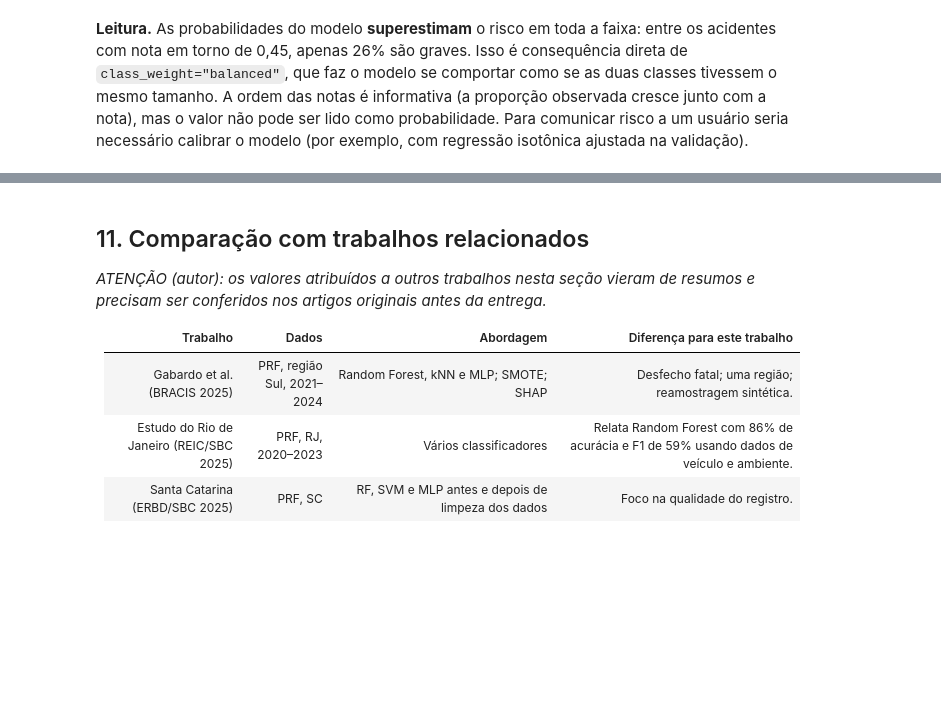
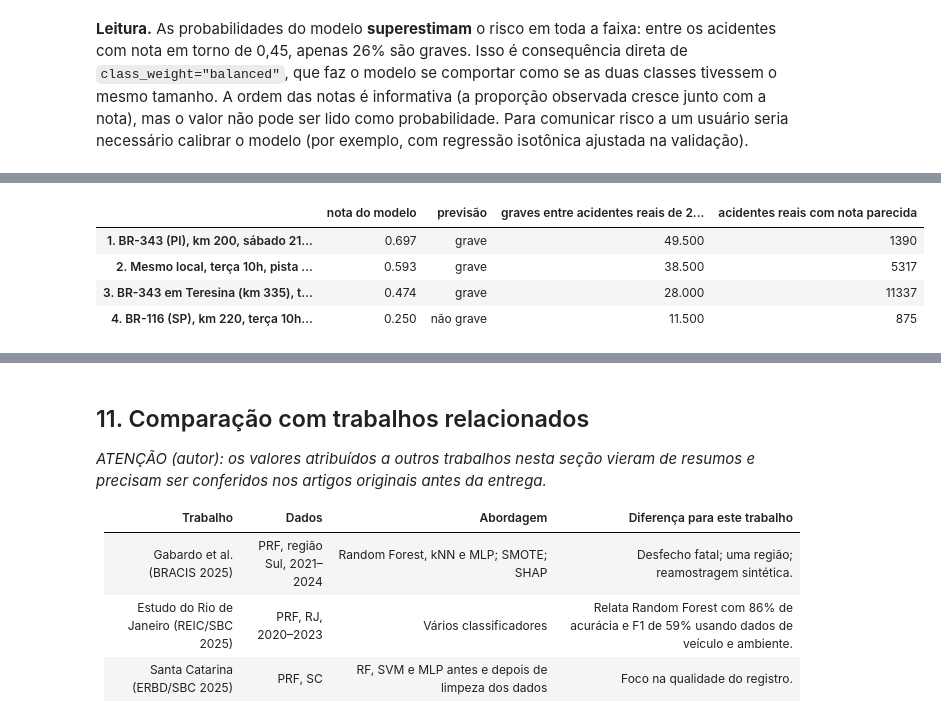
Before and after one commit to JoaoPedroLuz12/AcidentesPRF, a Jupyter notebook: notebook/acidentes_prf_gravidade.ipynb, the cells around one changed output, grey strips where cells are left out. Drawn from its saved outputs; the diff is of its cells as text; code cells hidden in the pictures; blank space fills up the shorter version.

```diff
--- a/notebook/acidentes_prf_gravidade.ipynb
+++ b/notebook/acidentes_prf_gravidade.ipynb
@@ -1066,0 +1108,51 @@ calibracao.round(3)
+# %%
+DIAS_DA_SEMANA = ["segunda-feira", "terça-feira", "quarta-feira", "quinta-feira", "sexta-feira", "sábado", "domingo"]
+
+
+def simular_acidente(uf, br, km, data, horario, tipo_pista, condicao_metereologica="Céu Claro",
+                     tracado_via="Reta", area_urbana=False, sentido_via="Crescente", fase_dia=None):
+    """Monta um acidente hipotético só com atributos de contexto e aplica o modelo principal (cenário A)."""
+    trecho = treino[(treino["uf"] == uf) & (treino["br"] == f"BR-{br}")]
+    if trecho.empty:
+        raise ValueError(f"Não há acidentes de 2021–2023 na BR-{br} em {uf} para obter as coordenadas.")
+    vizinho = trecho.loc[(trecho["km"] - km).abs().idxmin()]
+    hora = int(horario[:2])
+    if fase_dia is None:   # regra aproximada, igual à predominante na base
+        fase_dia = "Amanhecer" if hora == 5 else "Pleno dia" if 6 <= hora <= 17 else "Plena Noite"
+    data = pd.Timestamp(data)
+    linha = pd.DataFrame([{
+        "ano": data.year, "grave": 0, "data_inversa": data.strftime("%Y-%m-%d"), "horario": horario,
+        "dia_semana": DIAS_DA_SEMANA[data.dayofweek], "fase_dia": fase_dia, "uf": uf, "br": br, "km": str(km),
+        "latitude": str(vizinho["latitude"]), "longitude": str(vizinho["longitude"]), "sentido_via": sentido_via,
+        "condicao_metereologica": condicao_metereologica, "tipo_pista": tipo_pista,
+        "uso_solo": "Sim" if area_urbana else "Não", "tracado_via": tracado_via,
+        # As colunas abaixo não entram no modelo do cenário A; existem só para reaproveitar a função preparar().
+        "tipo_acidente": "", "causa_acidente": "", "veiculos": 0, "pessoas": 0, "classificacao_acidente": "",
+        "feridos_leves": 0, "ilesos": 0, "ignorados": 0,
+    }])
+    nota = float(prob_grave(modelos[CHAVE], preparar(linha)[colunas_a])[0])
+    parecidos = analise[(analise["prob"] - nota).abs() <= 0.02]
+    return {"nota do modelo": round(nota, 3),
+            "previsão": "grave" if nota >= limiares[CHAVE] else "não grave",
+            "graves entre acidentes reais de 2025 com nota parecida (%)": round(float(parecidos["grave"].mean()) * 100, 1),
+            "acidentes reais com nota parecida": len(parecidos)}
+
+
+simulacoes = {
+    "1. BR-343 (PI), km 200, sábado 21h, pista simples, curva, fora da cidade":
+        dict(uf="PI", br=343, km=200, data="2026-11-21", horario="21:00:00", tipo_pista="Simples", tracado_via="Curva"),
+    "2. Mesmo local, terça 10h, pista simples, reta":
+        dict(uf="PI", br=343, km=200, data="2026-11-17", horario="10:00:00", tipo_pista="Simples"),
+    "3. BR-343 em Teresina (km 335), terça 10h, pista dupla, área urbana":
+        dict(uf="PI", br=343, km=335, data="2026-11-17", horario="10:00:00", tipo_pista="Dupla", area_urbana=True),
+    "4. BR-116 (SP), km 220, terça 10h, pista múltipla, área urbana, chuva":
+        dict(uf="SP", br=116, km=220, data="2026-11-17", horario="10:00:00", tipo_pista="Múltipla",
+             area_urbana=True, condicao_metereologica="Chuva"),
+}
+pd.DataFrame({nome: simular_acidente(**parametros) for nome, parametros in simulacoes.items()}).T
+# %% [output]
+|  | nota do modelo | previsão | graves entre acidentes reais de 2... | acidentes reais com nota parecida |
+| 1. BR-343 (PI), km 200, sábado 21... | 0.697 | grave | 49.500 | 1390 |
+| 2. Mesmo local, terça 10h, pista ... | 0.593 | grave | 38.500 | 5317 |
+| 3. BR-343 em Teresina (km 335), t... | 0.474 | grave | 28.000 | 11337 |
+| 4. BR-116 (SP), km 220, terça 10h... | 0.250 | não grave | 11.500 | 875 |
```
Also changed, not shown: parts of 7 cells of this notebook.
